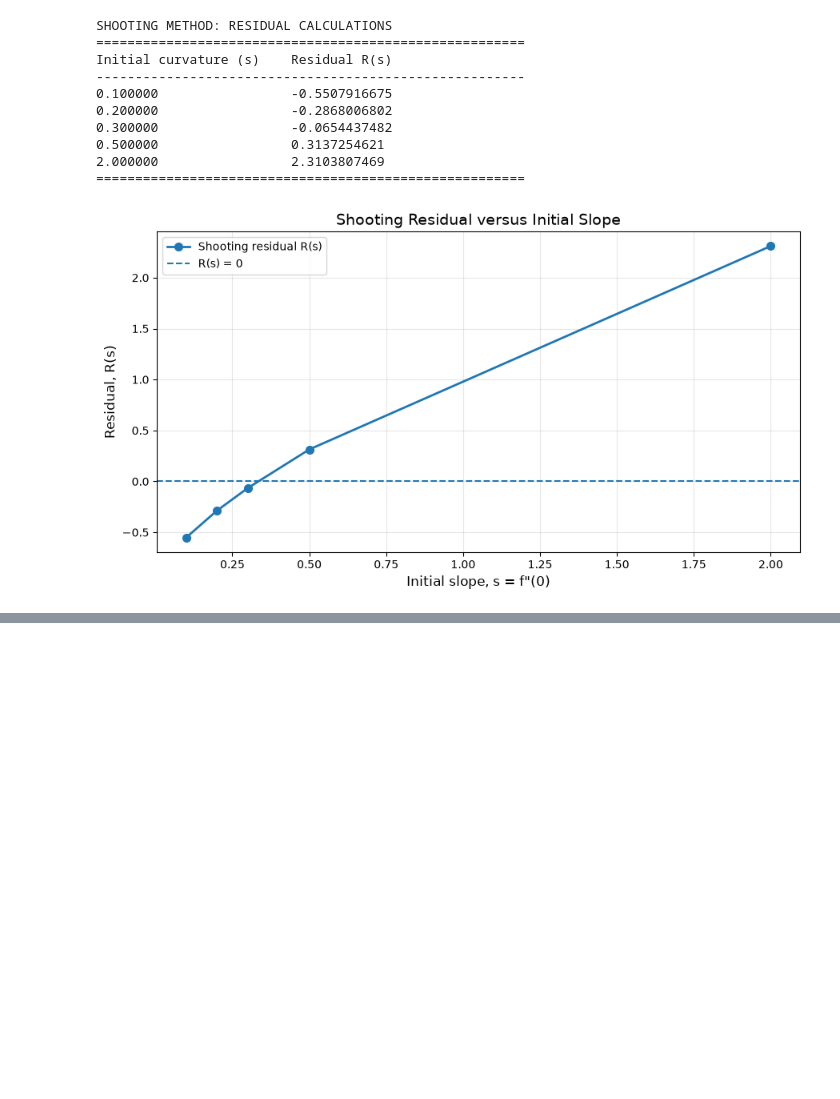
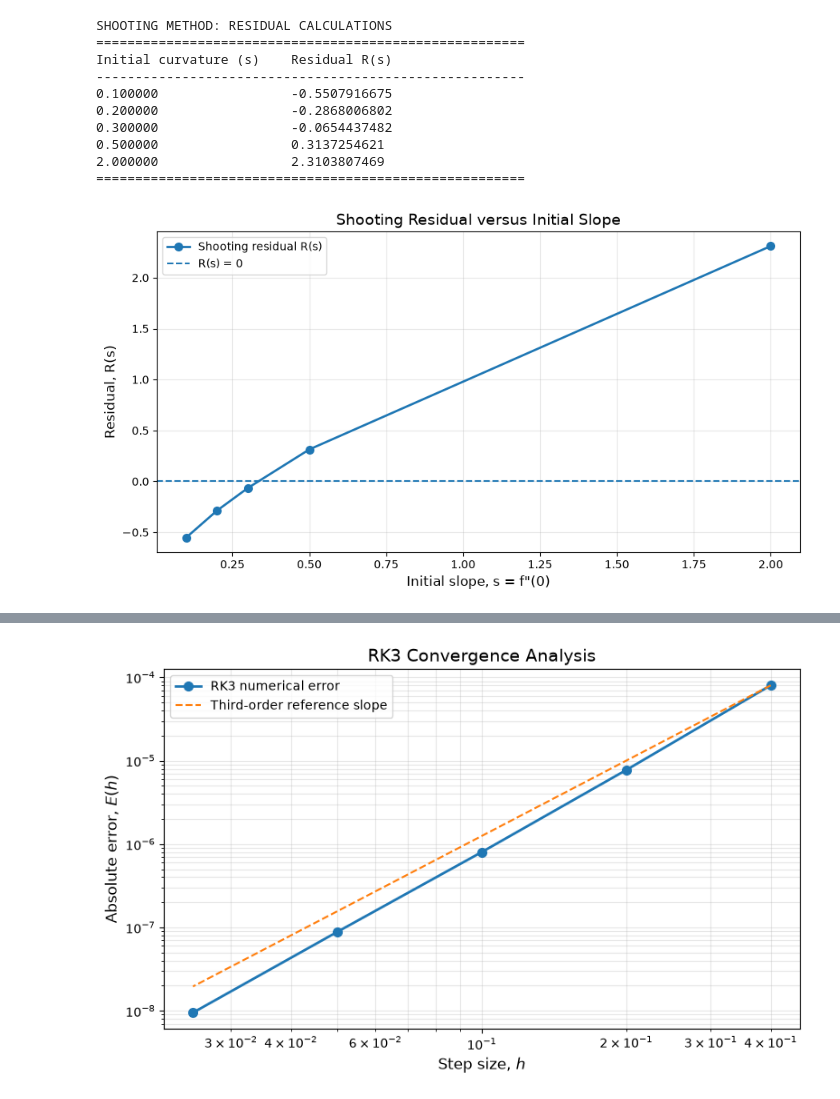
Before and after one commit to ashishbhole/AE801_2026, a Jupyter notebook: numode_bvp/ANBUCHERAN(sc26m005)_BVP.ipynb, the cells around one changed output, grey strips where cells are left out. Saved outputs shown, nothing was run; the diff lists cells and outputs as text; code cells hidden in the pictures; blank space fills up the shorter version.

Commit message:
RK3 convergence

```diff
--- a/numode_bvp/ANBUCHERAN(sc26m005)_BVP.ipynb
+++ b/numode_bvp/ANBUCHERAN(sc26m005)_BVP.ipynb
@@ -126,6 +126,99 @@ def bisection_method(s_lower, s_upper, eta_inf, h, tol=1e-8, max_iter=100):
 s_lower = 0.3
 s_upper = 0.5
 s_bisection = bisection_method(s_lower,s_upper,eta_inf,h)
+
+
+
+
+
+
+# Step-size convergence study using RK3
+
+eta_inf = 10
+h_values = np.array([0.4, 0.2, 0.1, 0.05, 0.025])
+s_reference = 0.3320573362
+
+
+def find_shooting_parameter(h, eta_inf):
+
+    s_lower = 0.3
+    s_upper = 0.5
+    R_lower = shooting_error(s_lower, eta_inf, h)
+    R_upper = shooting_error(s_upper, eta_inf, h)
+
+    if R_lower * R_upper >= 0:
+        raise ValueError("Initial interval does not bracket the root")
+
+    tol = 1e-12
+
+    for iteration in range(200):
+
+        s_mid = (s_lower + s_upper) / 2
+
+        R_mid = shooting_error(s_mid, eta_inf, h)
+
+        if abs(s_upper - s_lower) / 2 < tol:
+            break
+
+        if R_lower * R_mid < 0:
+            s_upper = s_mid
+            R_upper = R_mid
+        else:
+            s_lower = s_mid
+            R_lower = R_mid
+
+    return s_mid
+
+s_results = []
+
+for h in h_values:
+
+    s = find_shooting_parameter(h, eta_inf)
+    s_results.append(s)
+
+s_results = np.array(s_results)
+errors = np.abs(s_results - s_reference)
+
+observed_order = []
+
+for i in range(len(h_values) - 1):
+
+    p = np.log(errors[i] / errors[i+1]) / np.log(h_values[i] / h_values[i+1])
+    observed_order.append(p)
+
+
+print("\nRK3 CONVERGENCE ANALYSIS")
+print("=" * 75)
+
+print(f"{'Step size':<15}{'f''(0)':<20}{'Absolute error':<22}")
+
+for i in range(len(h_values)):
+
+    print(f"{h_values[i]:<15.4f}"f"{s_results[i]:<20.10f}"f"{errors[i]:<22.8e}")
+
+print("\nOBSERVED ORDER OF ACCURACY")
+print("-" * 45)
+
+for i, p in enumerate(observed_order):
+
+    print(f"h = {h_values[i]:.4f} to "
+          f"h = {h_values[i+1]:.4f} : p = {p:.6f}")
+
+
+
+
+
+plt.figure(figsize=(8, 5))
+plt.loglog(h_values, errors, 'o-',linewidth=2,markersize=7,label='RK3 numerical error')
+reference_line = errors[0] * (h_values / h_values[0])**3
+plt.loglog(h_values, reference_line, '--',linewidth=1.5,label='Third-order reference slope')
+plt.xlabel(r'Step size, $h$', fontsize=12)
+plt.ylabel(r'Absolute error, $E(h)$', fontsize=12)
+plt.title('RK3 Convergence Analysis', fontsize=14)
+plt.grid(True, which='both', alpha=0.3)
+plt.legend()
+plt.tight_layout()
+plt.show()
 # %% [output]
 SHOOTING METHOD: RESIDUAL CALCULATIONS
 =======================================================
@@ -157,0 +251 @@ Number of iterations = 22
+[figure, added]
```
Also changed, not shown: parts of 1 cell of this notebook.
